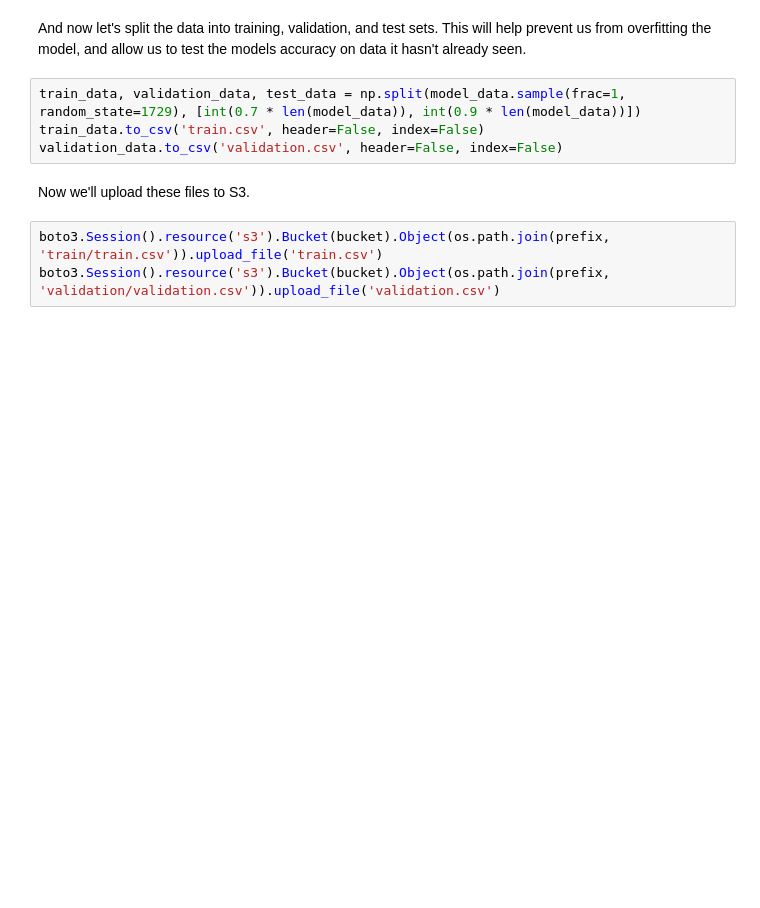
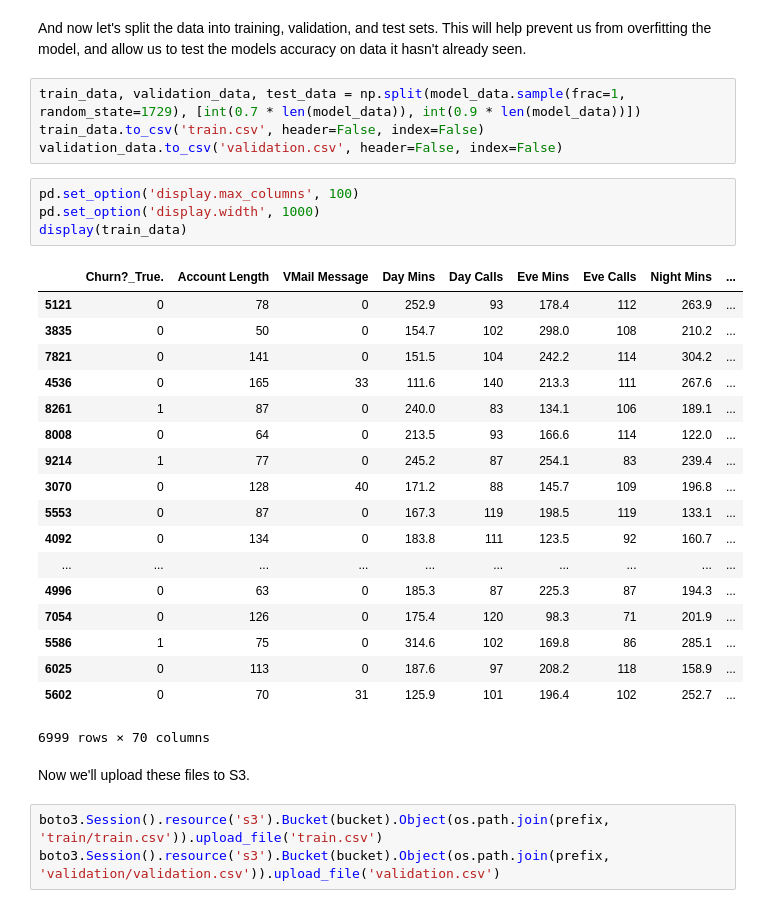
Before and after one commit to dylan-tong-aws/aws-advanced-analytics-jumpstarter, a Jupyter notebook: notebooks/churn-predictive-analytics.ipynb, the cells around one changed output. Drawn from its saved outputs; the diff is of its cells as text; blank space fills up the shorter version.

```diff
--- a/notebooks/churn-predictive-analytics.ipynb
+++ b/notebooks/churn-predictive-analytics.ipynb
@@ -443,6 +474,29 @@ And now let's split the data into training, validation, and test sets.  This wil
 train_data, validation_data, test_data = np.split(model_data.sample(frac=1, random_state=1729), [int(0.7 * len(model_data)), int(0.9 * len(model_data))])
 train_data.to_csv('train.csv', header=False, index=False)
 validation_data.to_csv('validation.csv', header=False, index=False)
+# %%
+pd.set_option('display.max_columns', 100)
+pd.set_option('display.width', 1000)
+display(train_data)
+# %% [output]
+|  | Churn?_True. | Account Length | VMail Message | Day Mins | Day Calls | Eve Mins | Eve Calls | Night Mins | ... |
+| 5121 | 0 | 78 | 0 | 252.9 | 93 | 178.4 | 112 | 263.9 | ... |
+| 3835 | 0 | 50 | 0 | 154.7 | 102 | 298.0 | 108 | 210.2 | ... |
+| 7821 | 0 | 141 | 0 | 151.5 | 104 | 242.2 | 114 | 304.2 | ... |
+| 4536 | 0 | 165 | 33 | 111.6 | 140 | 213.3 | 111 | 267.6 | ... |
+| 8261 | 1 | 87 | 0 | 240.0 | 83 | 134.1 | 106 | 189.1 | ... |
+| 8008 | 0 | 64 | 0 | 213.5 | 93 | 166.6 | 114 | 122.0 | ... |
+| 9214 | 1 | 77 | 0 | 245.2 | 87 | 254.1 | 83 | 239.4 | ... |
+| 3070 | 0 | 128 | 40 | 171.2 | 88 | 145.7 | 109 | 196.8 | ... |
+| 5553 | 0 | 87 | 0 | 167.3 | 119 | 198.5 | 119 | 133.1 | ... |
+| 4092 | 0 | 134 | 0 | 183.8 | 111 | 123.5 | 92 | 160.7 | ... |
+| ... | ... | ... | ... | ... | ... | ... | ... | ... | ... |
+| 4996 | 0 | 63 | 0 | 185.3 | 87 | 225.3 | 87 | 194.3 | ... |
+| 7054 | 0 | 126 | 0 | 175.4 | 120 | 98.3 | 71 | 201.9 | ... |
+| 5586 | 1 | 75 | 0 | 314.6 | 102 | 169.8 | 86 | 285.1 | ... |
+| 6025 | 0 | 113 | 0 | 187.6 | 97 | 208.2 | 118 | 158.9 | ... |
+| 5602 | 0 | 70 | 31 | 125.9 | 101 | 196.4 | 102 | 252.7 | ... |
+6999 rows × 70 columns
 # %% [markdown]
 Now we'll upload these files to S3.
 # %%
```
Also changed, not shown: parts of 44 cells of this notebook, 3 other files.
